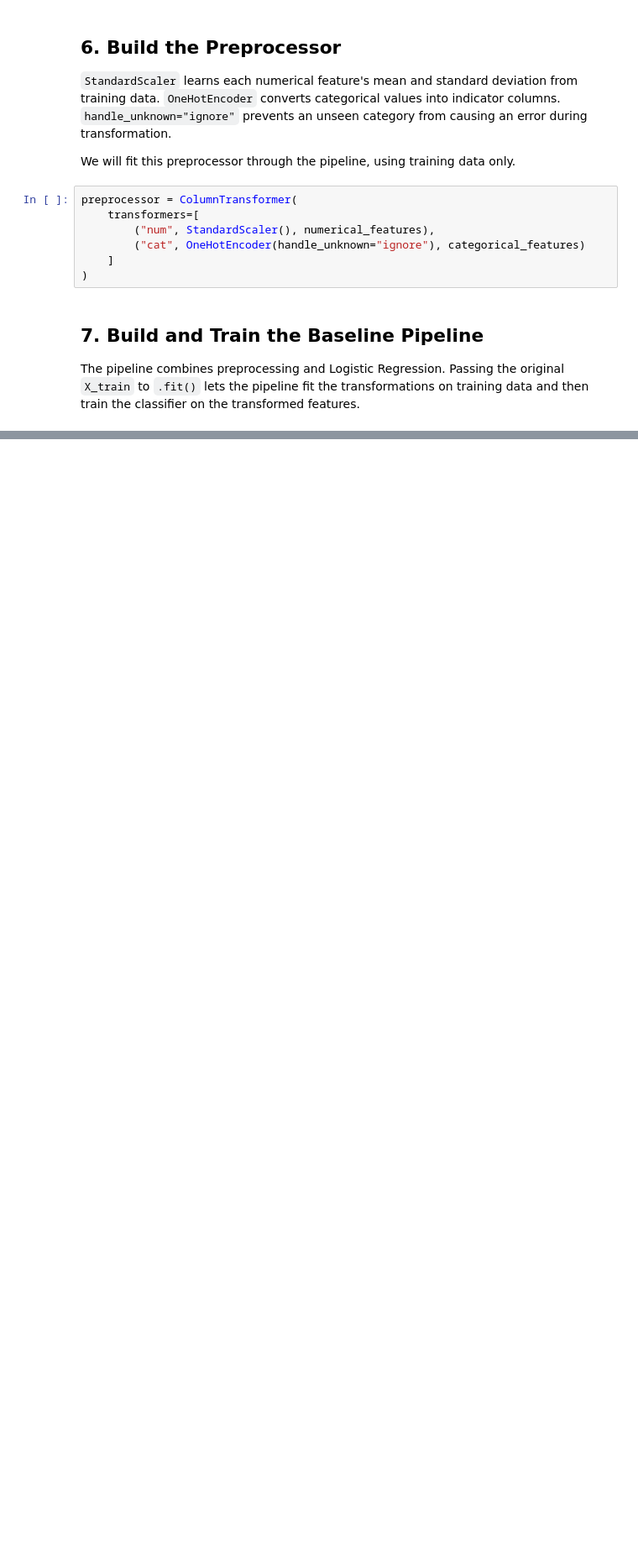
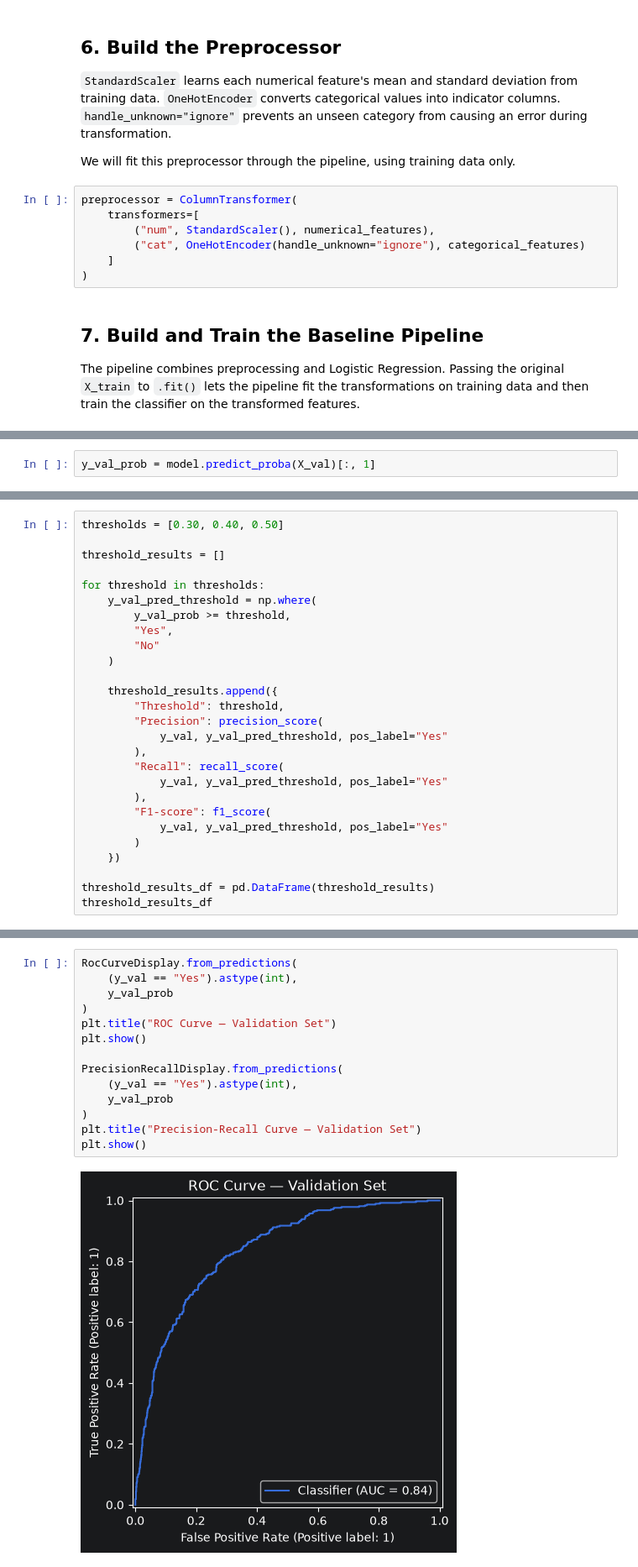
Before and after one commit to amanullah-ops/customer-churn-prediction, a Jupyter notebook: notebooks/02_model_training_and_evaluation.ipynb, the cells around one changed output, grey strips where cells are left out. Shown at 84% size. Cells and saved outputs as stored; diff of their text form; blank space fills up the shorter version.

Commit message:
Complete Day 4 model evaluation and error analysis

```diff
--- a/notebooks/02_model_training_and_evaluation.ipynb
+++ b/notebooks/02_model_training_and_evaluation.ipynb
@@ -185,0 +263,2 @@ Lowering the threshold identified more churners but also produced more false pos
+# %%
+y_val_prob = model.predict_proba(X_val)[:, 1]
@@ -185,0 +273,27 @@ Lowering the threshold identified more churners but also produced more false pos
+# %%
+thresholds = [0.30, 0.40, 0.50]
+
+threshold_results = []
+
+for threshold in thresholds:
+    y_val_pred_threshold = np.where(
+        y_val_prob >= threshold,
+        "Yes",
+        "No"
+    )
+
+    threshold_results.append({
+        "Threshold": threshold,
+        "Precision": precision_score(
+            y_val, y_val_pred_threshold, pos_label="Yes"
+        ),
+        "Recall": recall_score(
+            y_val, y_val_pred_threshold, pos_label="Yes"
+        ),
+        "F1-score": f1_score(
+            y_val, y_val_pred_threshold, pos_label="Yes"
+        )
+    })
+
+threshold_results_df = pd.DataFrame(threshold_results)
+threshold_results_df
@@ -185,0 +387,16 @@ Lowering the threshold identified more churners but also produced more false pos
+# %%
+RocCurveDisplay.from_predictions(
+    (y_val == "Yes").astype(int),
+    y_val_prob
+)
+plt.title("ROC Curve — Validation Set")
+plt.show()
+
+PrecisionRecallDisplay.from_predictions(
+    (y_val == "Yes").astype(int),
+    y_val_prob
+)
+plt.title("Precision-Recall Curve — Validation Set")
+plt.show()
+# %% [output]
+[figure, added]
```
Also changed, not shown: parts of 71 cells of this notebook.
